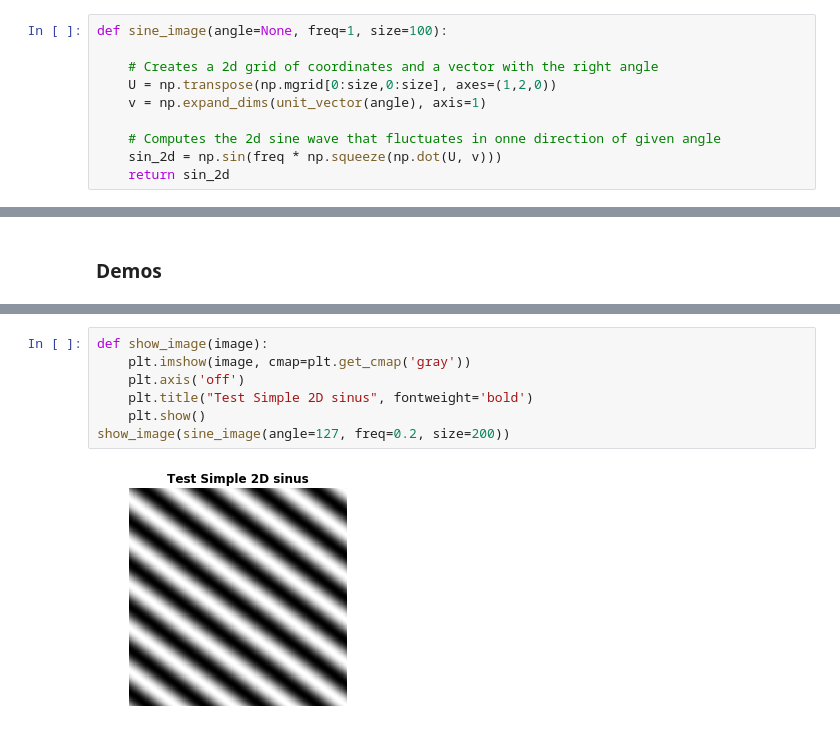
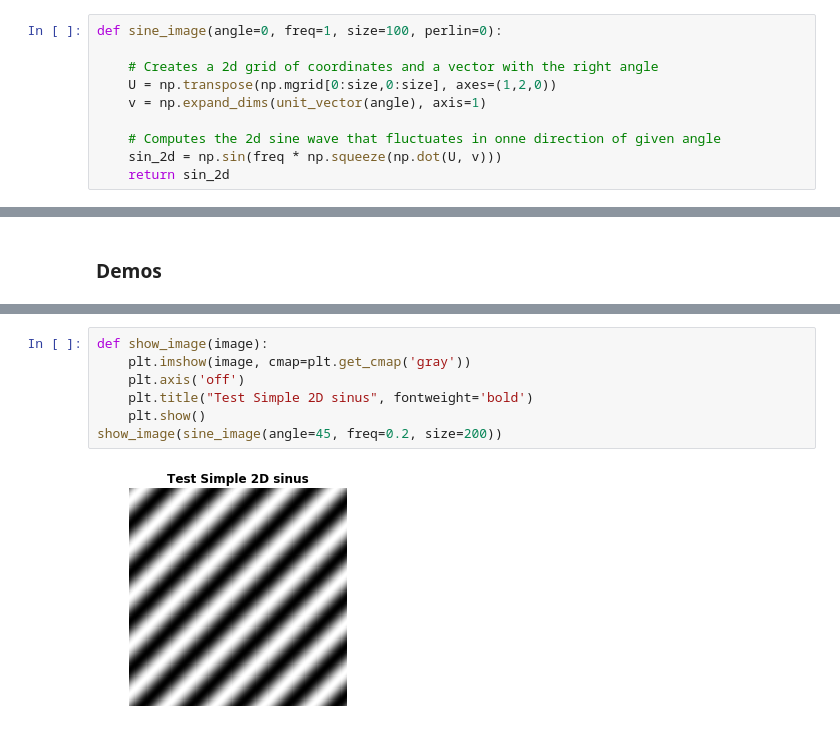
Before and after one commit to julienroy13/InfoGAN-Pytorch, a Jupyter notebook: Create_synthetic_dataset.ipynb, the cells around one changed output, grey strips where cells are left out. Drawn from its saved outputs; the diff is of its cells as text.

```diff
--- a/Create_synthetic_dataset.ipynb
+++ b/Create_synthetic_dataset.ipynb
@@ -22,7 +24,7 @@ def unit_vector(angle):
 
     return vector
 # %%
-def sine_image(angle=None, freq=1, size=100):
+def sine_image(angle=0, freq=1, size=100, perlin=0):
 
     # Creates a 2d grid of coordinates and a vector with the right angle
     U = np.transpose(np.mgrid[0:size,0:size], axes=(1,2,0))
@@ -51,9 +83,9 @@ show_vectors()
 # %%
 def show_image(image):
     plt.imshow(image, cmap=plt.get_cmap('gray'))
     plt.axis('off')
     plt.title("Test Simple 2D sinus", fontweight='bold')
     plt.show()
-show_image(sine_image(angle=127, freq=0.2, size=200))
+show_image(sine_image(angle=45, freq=0.2, size=200))
 # %% [output]
-[figure, old version]
+[figure, new version]
```
Also changed, not shown: parts of 5 cells of this notebook.
